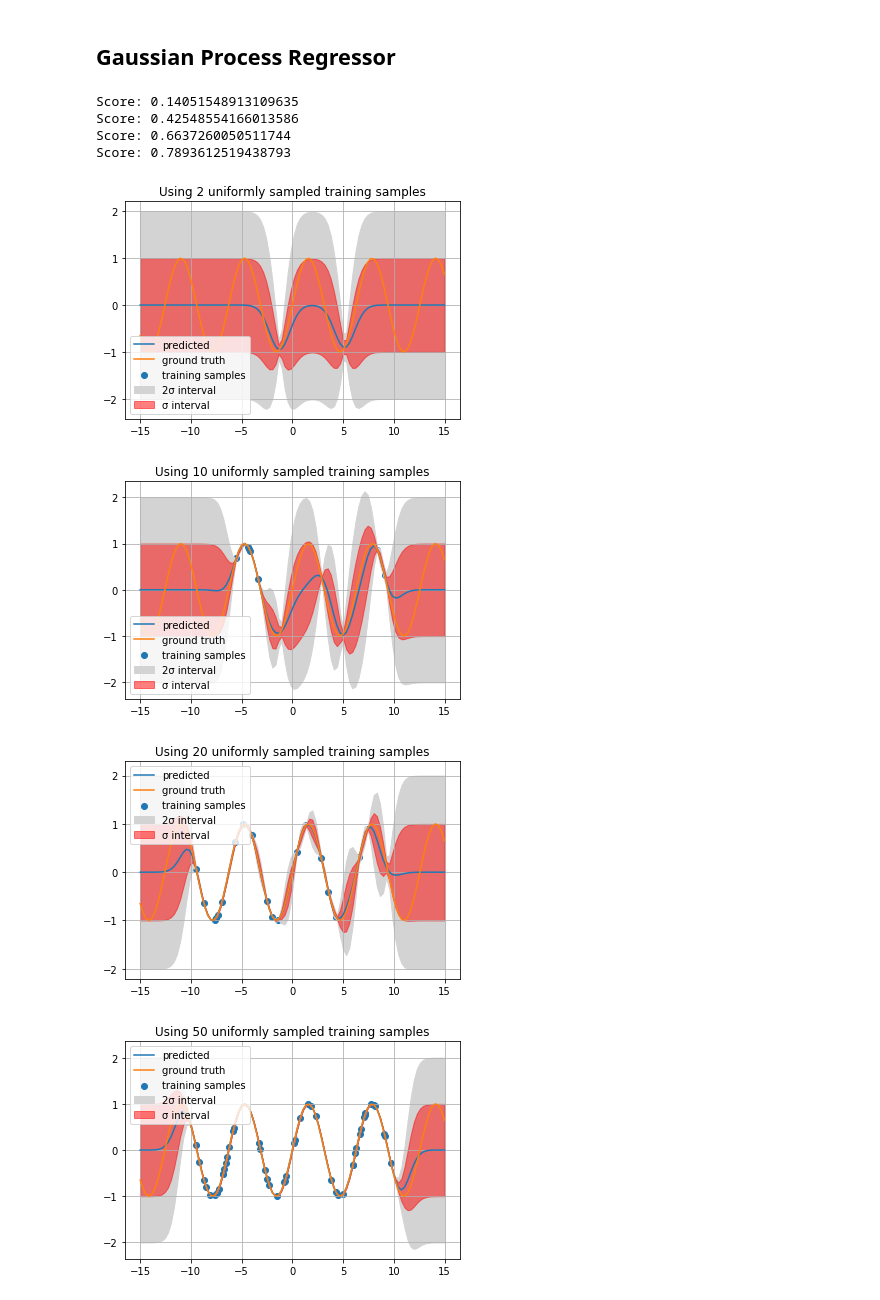
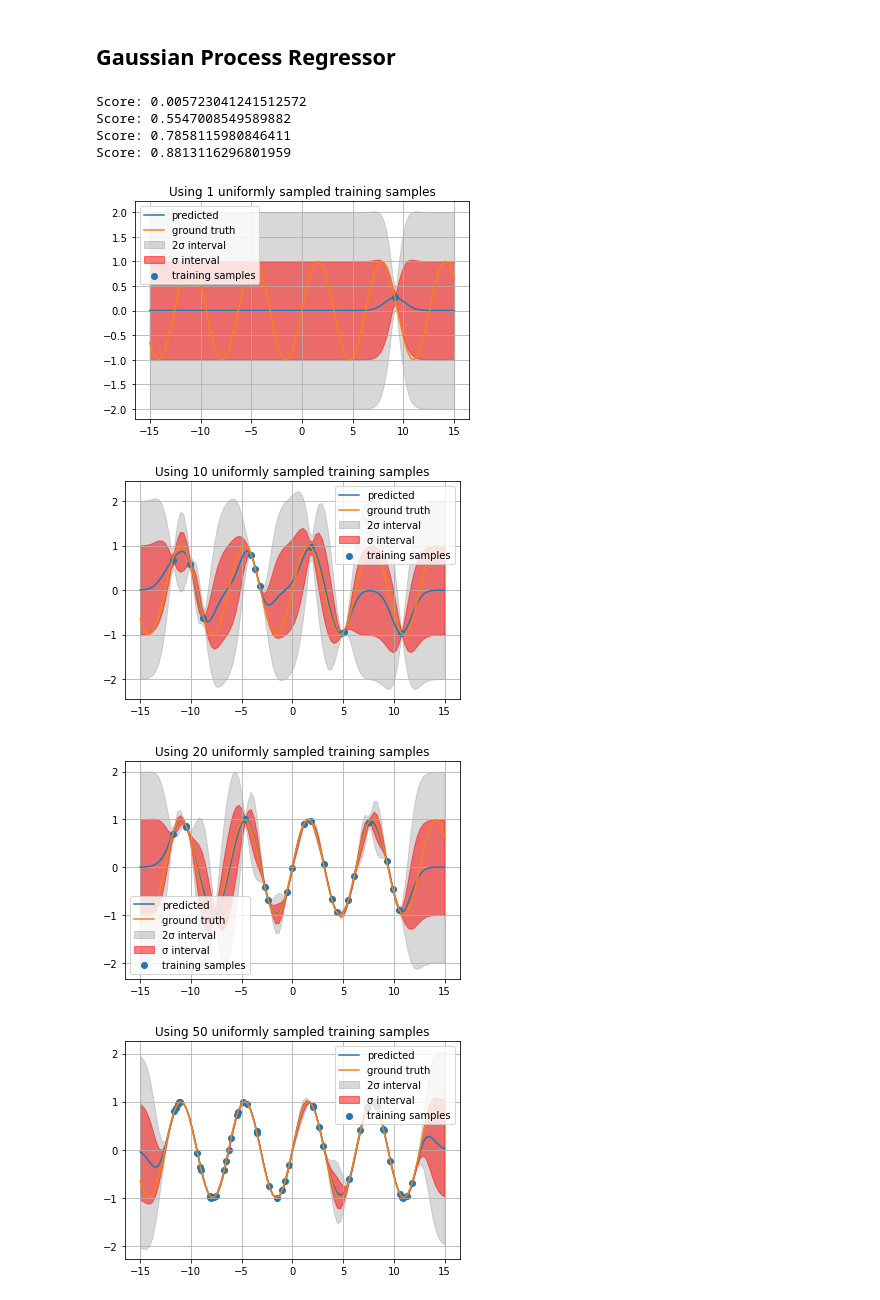
Before and after one commit to aaarne/learning-forward-kinematics, a Jupyter notebook: python/gp_trials.ipynb, the cells around one changed output. Cells and saved outputs as stored; diff of their text form; code cells hidden in the pictures.

```diff
--- a/python/gp_trials.ipynb
+++ b/python/gp_trials.ipynb
@@ -25,34 +24,33 @@ plt.show()
 # %% [markdown]
 ## Gaussian Process Regressor
 # %%
-gpr = gp.GaussianProcessRegressor()
-
-for n in [2, 10, 20, 50]:
+for n in [1, 10, 20, 50]:
     plt.figure()
     plt.title(f"Using {n} uniformly sampled training samples")
 
-    x_train = np.random.uniform(-10, 10, size=n)
+    x_train = np.random.uniform(-12, 12, size=n)
     y_train = f(x_train)
 
-    plt.scatter(x_train, y_train, label='training samples')
+    gpr = gp.GaussianProcessRegressor()
+    gpr.fit(x_train.reshape(-1, 1), y_train)
 
-    gpr.fit(x_train.reshape(-1, 1), y_train)
     print(f"Score: {gpr.score(x.reshape(-1, 1), y)}")
 
     y_predicted, sigma = gpr.predict(x.reshape(-1, 1), return_std=True)
+
+    plt.fill_between(x, y_predicted - 2*sigma, y_predicted+2*sigma, label='2σ interval', color='gray', alpha=0.3)
+    plt.fill_between(x, y_predicted - sigma, y_predicted+sigma, label='σ interval', color='red', alpha=0.5)
+    plt.scatter(x_train, y_train, label='training samples')
     plt.plot(x, y_predicted, label='predicted')
-
-    plt.fill_between(x, y_predicted - 2*sigma, y_predicted+2*sigma, label='2σ interval', color='lightgray')
-    plt.fill_between(x, y_predicted - sigma, y_predicted+sigma, label='σ interval', color=(1, 0, 0, 0.5))
     plt.plot(x, y, label='ground truth')
     plt.legend()
     plt.grid()
 # %% [output]
-Score: 0.14051548913109635
-Score: 0.42548554166013586
-Score: 0.6637260050511744
-Score: 0.7893612519438793
+Score: 0.005723041241512572
+Score: 0.5547008549589882
+Score: 0.7858115980846411
+Score: 0.8813116296801959
-[figure, old version]
+[figure, new version]
-[figure, old version]
+[figure, new version]
-[figure, old version]
+[figure, new version]
-[figure, old version]
+[figure, new version]
```
Also changed, not shown: parts of 1 cell of this notebook, 5 other files.
